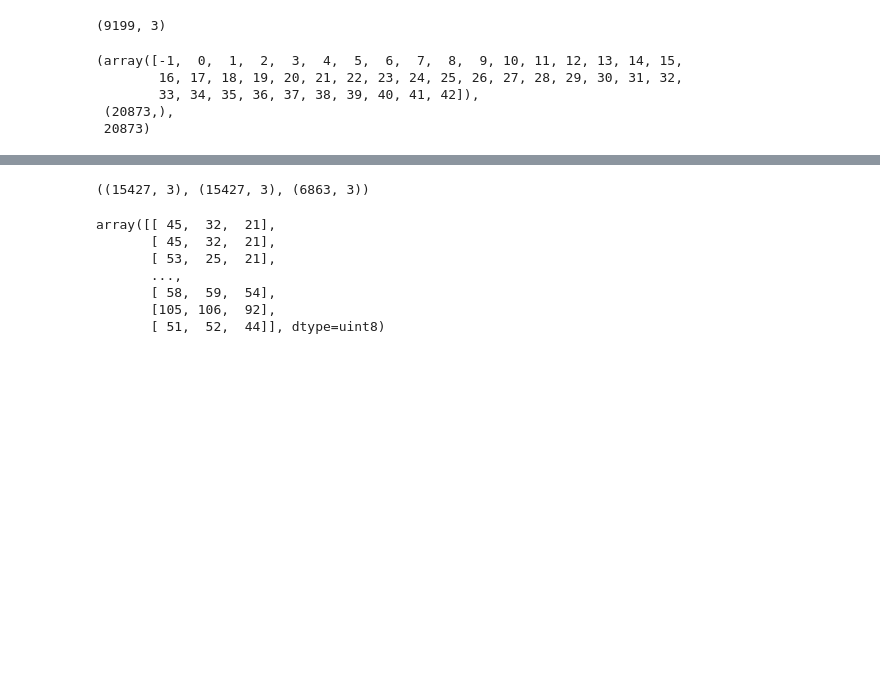
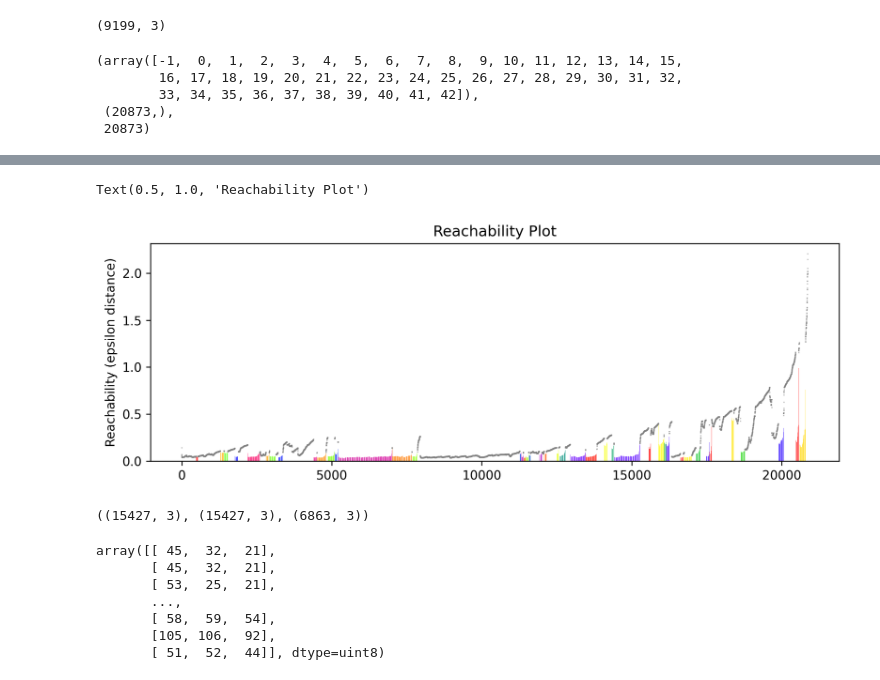
Before and after one commit to konglingxue123/2d-gaussian-splatting, a Jupyter notebook: tools/读取colmap的bin和txt文件并聚类过滤噪点处理.ipynb, the cells around one changed output, grey strips where cells are left out. Cells and saved outputs as stored; diff of their text form; code cells hidden in the pictures; blank space fills up the shorter version.

```diff
--- a/tools/读取colmap的bin和txt文件并聚类过滤噪点处理.ipynb
+++ b/tools/读取colmap的bin和txt文件并聚类过滤噪点处理.ipynb
@@ -1044,3 +1053,29 @@ Text(0.5, 1.0, 'Reachability Plot')
+# %%
+# 柱状图
+plt.figure(figsize=(10, 7), dpi=300)
+G = gridspec.GridSpec(2, 3)
+ax1_bar = plt.subplot(G[0, :])
+
+# 生成颜色数组
+# cmap = plt.get_cmap("gist_ncar")
+cmap = plt.get_cmap("prism")
+# colors_map = cmap(np.linspace(0, 1, len(np.unique(labels))))
+colors_map = cmap(np.linspace(0, 1, len(np.unique(labels))))
+
+for klass, color in enumerate(np.unique(labels)):
+    Xk = space[labels == klass]
+    Rk = reachability[labels == klass]
+    # ax1_bar.plot(Xk, Rk, "k-", alpha=0.7, color = colors_map[klass], markersize=1)
+    ax1_bar.bar(Xk, Rk, alpha=0.7, color = colors_map[klass])
+
+ax1_bar.plot(space[labels == -1], reachability[labels == -1], "k+", alpha=0.5, markersize=1, color="gray")
+# ax1_bar.plot(space, np.full_like(space, 2.0, dtype=float), "k-", alpha=0.5)
+# ax1_bar.plot(space, np.full_like(space, 0.5, dtype=float), "k-.", alpha=0.5)
+ax1_bar.set_ylabel("Reachability (epsilon distance)")
+ax1_bar.set_title("Reachability Plot")
+# %% [output]
+Text(0.5, 1.0, 'Reachability Plot')
+[figure, added]
 # %%
 rgbs_ply.shape, xyzs_ply.shape, xyzs_ply_OPTICS_filtered.shape
 # %% [output]
```
Also changed, not shown: parts of 2 cells of this notebook.
